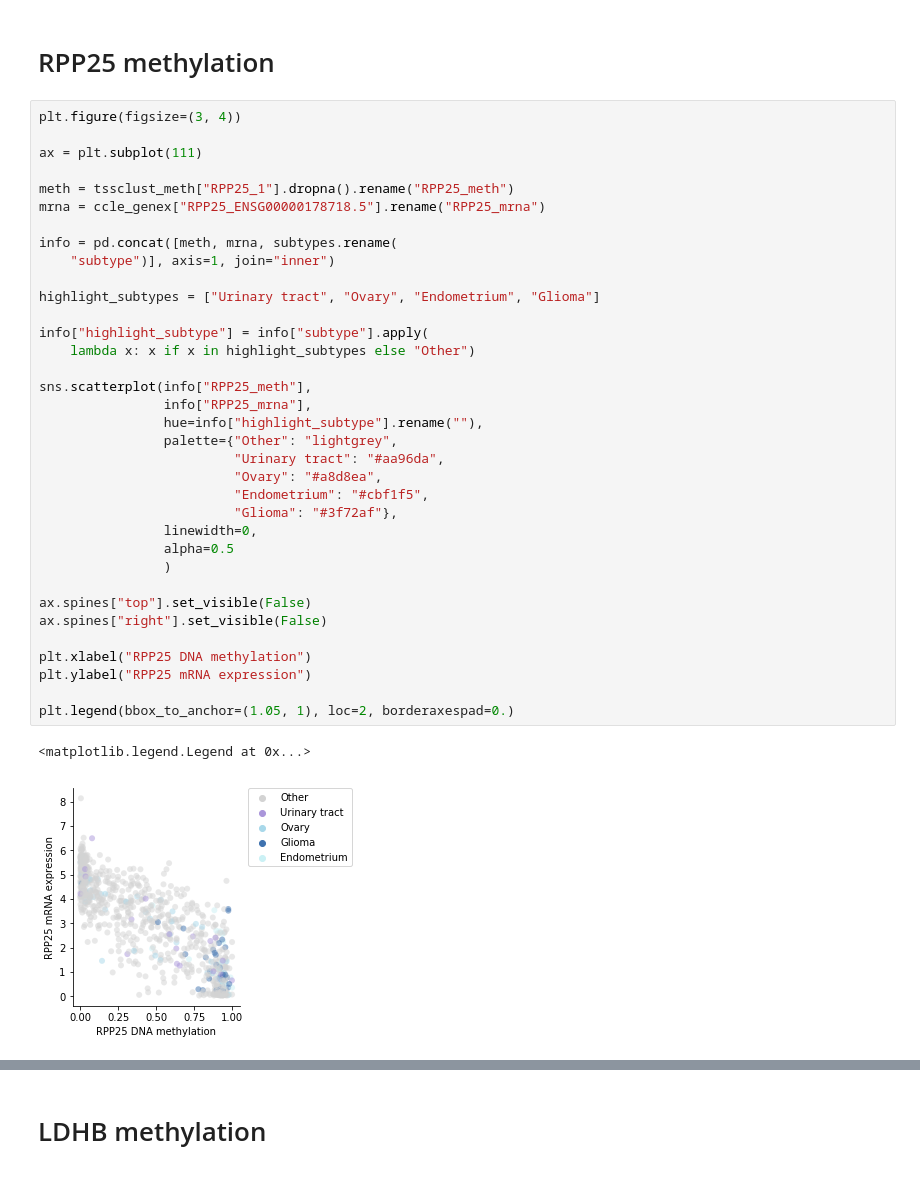
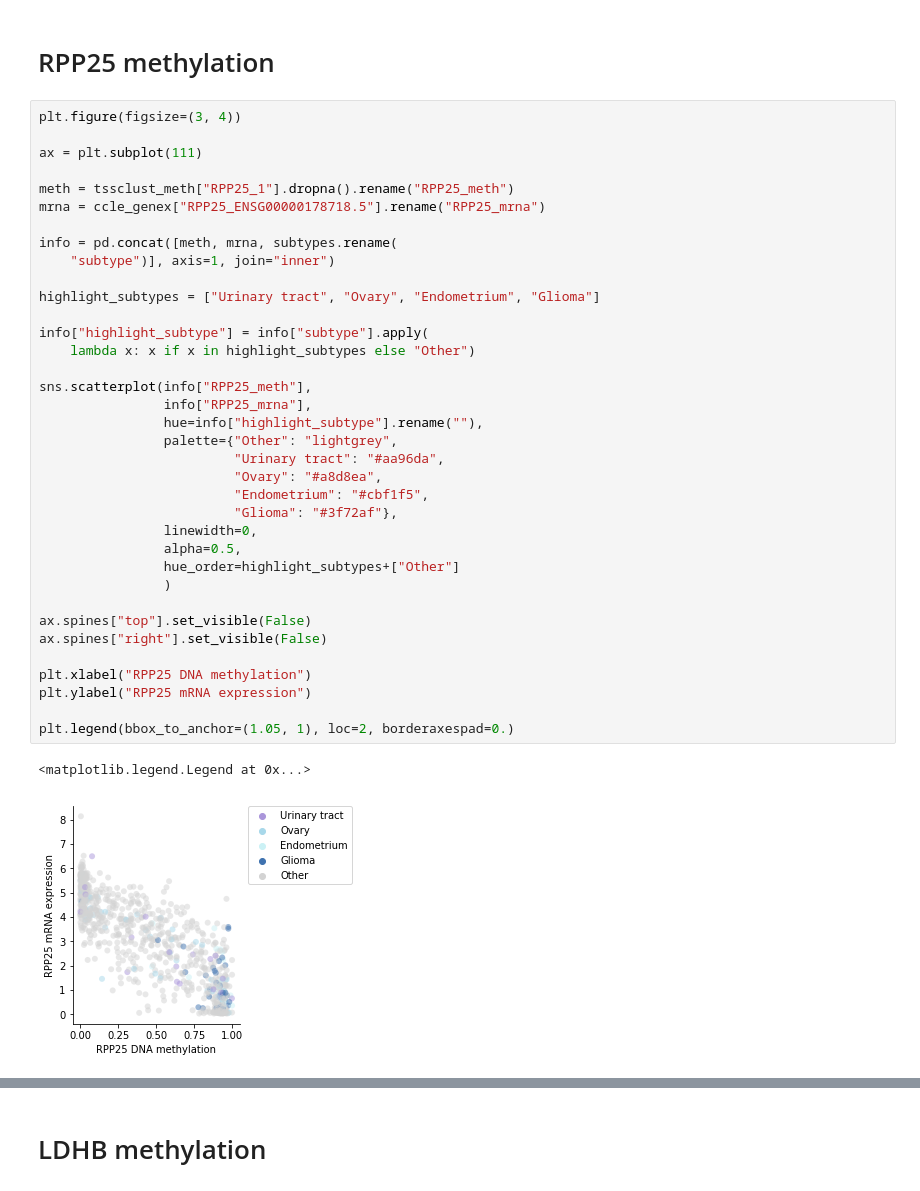
Before and after one commit to kevinhu/ccle-2019-analysis, a Jupyter notebook: notebooks/figure2_methylation-dependencies.ipynb, the cells around one changed output, grey strips where cells are left out. Drawn from its saved outputs; the diff is of its cells as text.

Commit message:
Specify hue order

```diff
--- a/notebooks/figure2_methylation-dependencies.ipynb
+++ b/notebooks/figure2_methylation-dependencies.ipynb
@@ -361,35 +373,36 @@ meth = tssclust_meth["RPP25_1"].dropna().rename("RPP25_meth")
 mrna = ccle_genex["RPP25_ENSG00000178718.5"].rename("RPP25_mrna")
 
 info = pd.concat([meth, mrna, subtypes.rename(
     "subtype")], axis=1, join="inner")
 
 highlight_subtypes = ["Urinary tract", "Ovary", "Endometrium", "Glioma"]
 
 info["highlight_subtype"] = info["subtype"].apply(
     lambda x: x if x in highlight_subtypes else "Other")
 
 sns.scatterplot(info["RPP25_meth"],
                 info["RPP25_mrna"],
                 hue=info["highlight_subtype"].rename(""),
                 palette={"Other": "lightgrey",
                          "Urinary tract": "#aa96da",
                          "Ovary": "#a8d8ea",
                          "Endometrium": "#cbf1f5",
                          "Glioma": "#3f72af"},
                 linewidth=0,
-                alpha=0.5
+                alpha=0.5,
+                hue_order=highlight_subtypes+["Other"]
                 )
 
 ax.spines["top"].set_visible(False)
 ax.spines["right"].set_visible(False)
 
 plt.xlabel("RPP25 DNA methylation")
 plt.ylabel("RPP25 mRNA expression")
 
 plt.legend(bbox_to_anchor=(1.05, 1), loc=2, borderaxespad=0.)
 # %% [output]
 <matplotlib.legend.Legend at 0x...>
-[figure, old version]
+[figure, new version]
 # %%
 plt.figure(figsize=(3, 4))
 
```
Also changed, not shown: parts of 9 cells of this notebook.
